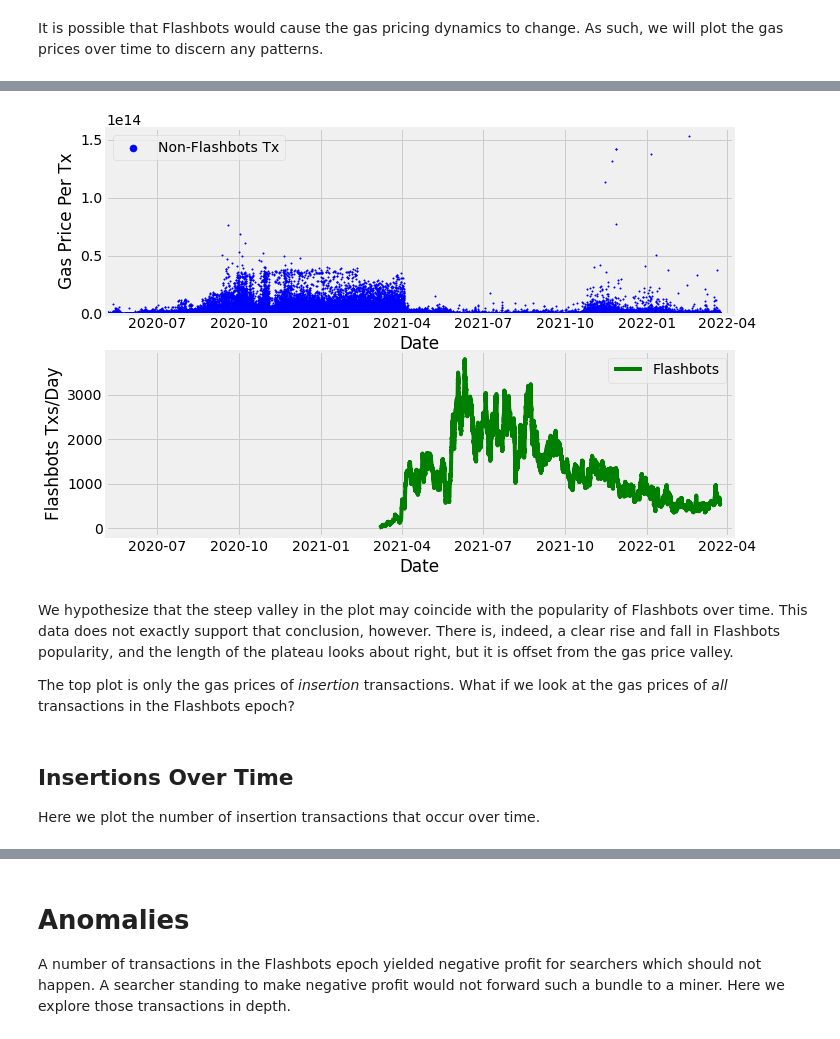
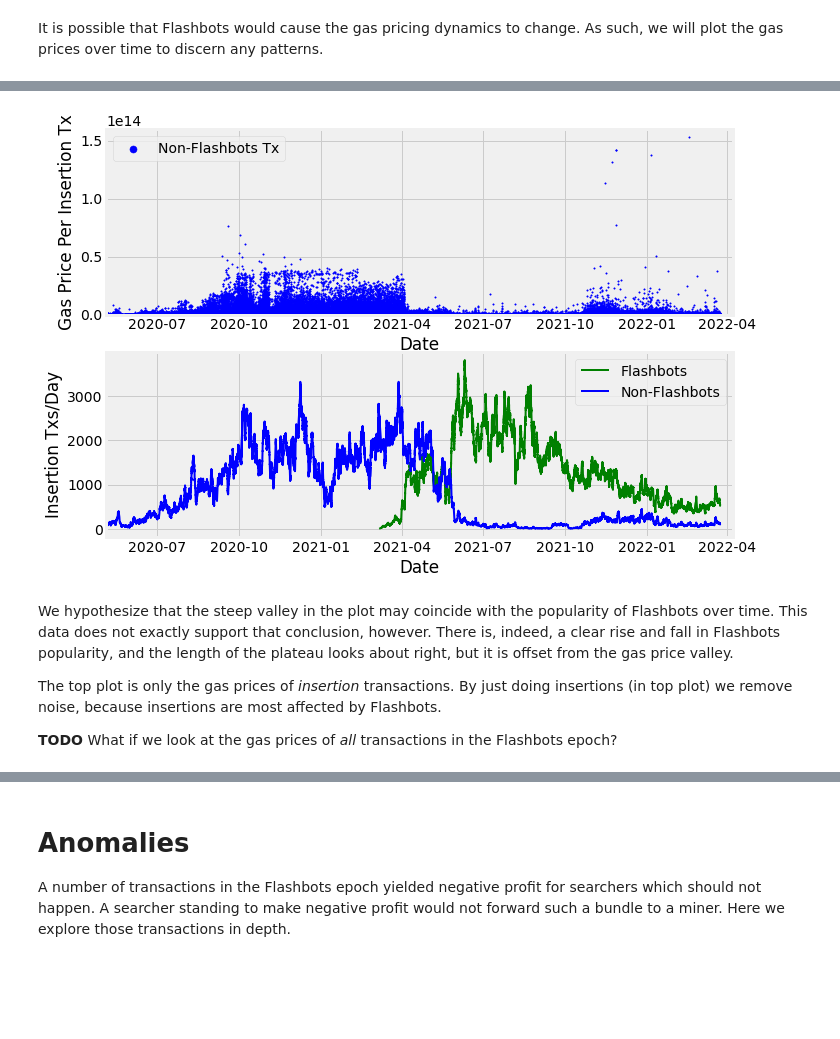
Before and after one commit to a-flashbot-in-the-pan/a-flashbot-in-the-pan, a Jupyter notebook: FlashbotsAnalysis.ipynb, the cells around one changed output, grey strips where cells are left out. Drawn from its saved outputs; the diff is of its cells as text; code cells hidden in the pictures; blank space fills up the shorter version.

```diff
--- a/FlashbotsAnalysis.ipynb
+++ b/FlashbotsAnalysis.ipynb
@@ -522,0 +514,5 @@ dtype: object
+# %%
+non_fb_insertions = pd.DataFrame(list(confirmed_mevs.find(is_non_flashbots_query, {"block_number":1, "block_timestamp": 1}))).sort_values(by='block_number').dropna()
+non_fb_insertions.index = pd.to_datetime(non_fb_insertions["block_timestamp"], unit='s')
+non_fb_insertions.insert(3, 'counter', 1)
+non_fb_insertions["daily_rolling_sum"] = non_fb_insertions.rolling("1D").sum().counter
@@ -523,55 +530,48 @@ dtype: object
 # %%
 plt.style.use('fivethirtyeight')
-fig, ax = plt.subplots(2,1, figsize=(10, 7)) #, sharex=True)
+fig, ax = plt.subplots(2, 1, figsize=(10, 7)) #, sharex=True)
 fig.patch.set_facecolor('white')
 fig.set_figwidth(10)
 fig.set_figheight(7)
 
 ax[0].set_xlim([datetime.datetime(2020, 5, 4, 20, 5, 27), datetime.datetime(2022, 4, 6, 20, 5, 27)])
 ax[0].set_ylim([0, 1.6e14])
-#ax[0].set_ylim([0, None])
-
 ax[0].scatter(non_fb_txs_df.index, non_fb_txs_df.gasPrice, s=2, color='blue', label="Non-Flashbots Tx")
-#ax[0].scatter(non_fb_txs_df.block_number, non_fb_txs_df.gasPrice, s=2, color='blue', label="Non-Flashbots Tx")
-#ax[0].axvline(x=first_flashbots_block, color='red', linestyle='--', label="First Flashbots block")
 
 ax[0].set_xlabel("Date")
-ax[0].set_ylabel("Gas Price Per Tx")
+ax[0].set_ylabel("Gas Price Per Insertion Tx")
 
 ax[0].legend(markerscale=5.0)
 
-#ax[1].scatter(flashbots_txs_per_block_df._id, flashbots_txs_per_block_df.TxsPerBlock, s=2, color='green')
-#ax[1].plot(flashbots_txs_per_block_df._id, flashbots_txs_per_block_df.rolling(blocks_per_day).sum().TxsPerBlock, color='green', label="Flashbots")
-#ax[1].plot(flashbots_txs_per_block_df._id, flashbots_txs_per_block_df.rolling(blocks_per_day, closed="left", center=True).sum().TxsPerBlock, color='green', label="Flashbots")
-#ax[1].plot(fb_txs.block_timestamp, fb_txs.rolling("1D", closed="left", center=True).sum().TxsPerBlock, color='green', label="Flashbots")
-#ax[1].plot(fb_txs.block_timestamp.dt.to_pydatetime(), fb_txs.rolling("1D", on="block_timestamp").sum().counter, color='green', label="Flashbots", x_compat=True)
-#print(ax[1].get_xlim())
-#fb_txs['daily_rolling_sum'].plot(ax=ax[1], color='green', label="Flashbots", x_compat=True)
-#x = [i.to_pydatetime() for i in fb_txs.index]
-#print(x[0:10])
-#print([z for z in x if x.])
+
 ax[1].set_xlim([datetime.datetime(2020, 5, 4, 20, 5, 27), datetime.datetime(2022, 4, 6, 20, 5, 27)])
-ax[1].plot(fb_txs.index, fb_txs['daily_rolling_sum'], color='green', label="Flashbots")
+ax[1].plot(fb_insertions.index, fb_insertions['daily_rolling_sum'], color='green', label="Flashbots", linewidth=2)
+ax[1].plot(non_fb_insertions.index, non_fb_insertions['daily_rolling_sum'], color='blue', label="Non-Flashbots", linewidth=2)
 
-
-#ax[1].hist(dist2, bins=n_bins)
-#ax[1].hist(flashbots_txs_per_block_df, bins=bins, cumulative=True, histtype='step', density=True, linewidth=2)
-#ax[1].axvline(x=first_flashbots_block, color='red', linestyle='--', label="First Flashbots block")
-#ax[1].axvline(x=12244000, color='orange', linestyle='--', label="Berlin")
-#ax[1].axvline(x=12965000, color='yellow', linestyle='--', label="London")
+## This line doesn't add much, becuase all the txs are non-flashbots early on, and then mostly
+## Flashbots more recently
+#ax[1].plot(all_detected_insertions.index, all_detected_insertions['daily_rolling_sum'], color='red', label="Total", linewidth=2)
 
 ax[1].set_xlabel("Date")
-ax[1].set_ylabel("Flashbots Txs/Day")
+ax[1].set_ylabel("Insertion Txs/Day")
 
 ax[1].legend(markerscale=5.0)
 
+#ax[2].set_xlim([10000071, 14444710])
+#ax[2].plot(fb_all_txs.index, fb_all_txs.rolling(blocks_per_day).sum().counter, color='green', label="Flashbots")
+
+#ax[2].set_xlabel("Block Number")
+#ax[2].set_ylabel("Flashbots (Total) Txs/Day")
+
+
+#ax[2].legend(markerscale=5.0)
+
 plt.show()
 # %% [output]
-[figure, old version]
+[figure, new version]
 # %% [markdown]
 We hypothesize that the steep valley in the plot may coincide with the popularity of Flashbots over time. This data does not exactly support that conclusion, however. There is, indeed, a clear rise and fall in Flashbots popularity, and the length of the plateau looks about right, but it is offset from the gas price valley.
 
-The top plot is only the gas prices of _insertion_ transactions. What if we look at the gas prices of _all_ transactions in the Flashbots epoch?
+The top plot is only the gas prices of _insertion_ transactions. By just doing insertions (in top plot) we remove noise, because insertions are most affected by Flashbots.
+
+**TODO** What if we look at the gas prices of _all_ transactions in the Flashbots epoch?
-# %% [markdown]
-## Insertions Over Time
-Here we plot the number of insertion transactions that occur over time.
```
Also changed, not shown: parts of 37 cells of this notebook.
